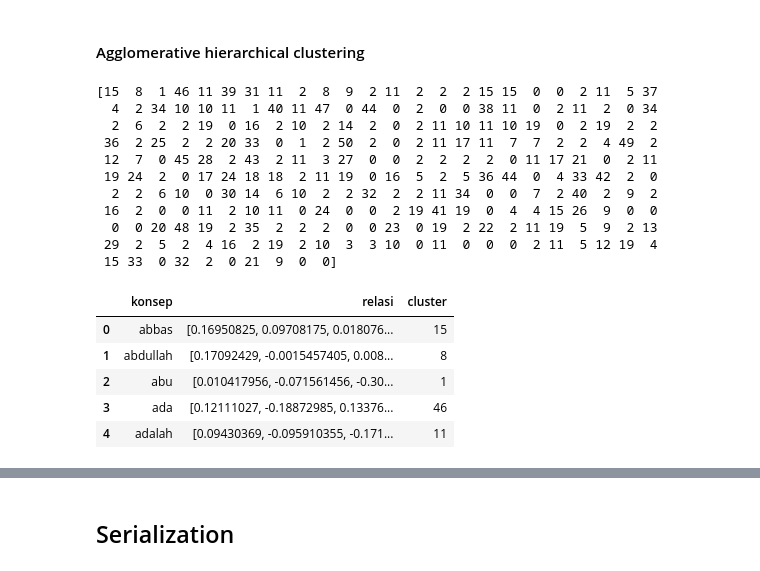
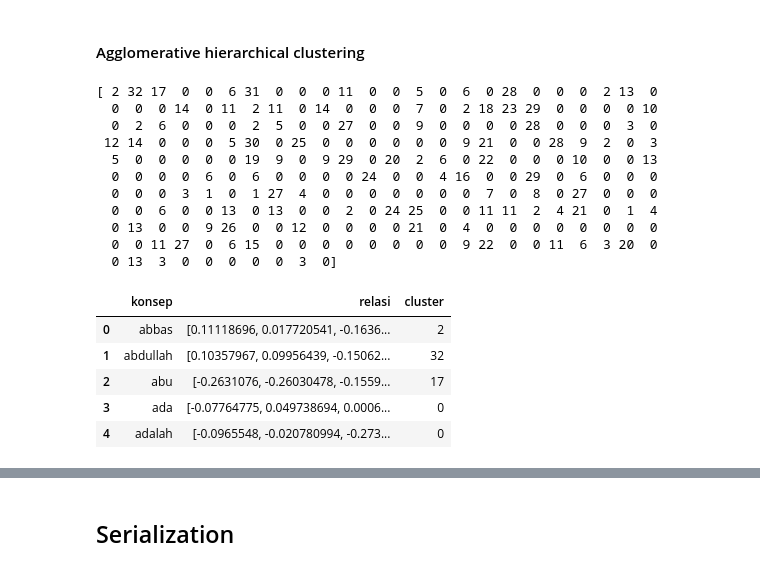
Before and after one commit to arifmuzayyan/OntologiHadis, a Jupyter notebook: src/main.ipynb, the cells around one changed output, grey strips where cells are left out. Drawn from its saved outputs; the diff is of its cells as text; code cells hidden in the pictures.

```diff
--- a/src/main.ipynb
+++ b/src/main.ipynb
@@ -114,9 +102,11 @@ df_praproses.head()
 # %%
-from nltk.tokenize import word_tokenize
+from nlp_id.lemmatizer import Lemmatizer
 
-def word_tokenize_wrapper(text):
-    return word_tokenize(text)
+lemmatizer = Lemmatizer()
 
-df_praproses['Token'] = df_praproses['Praproses'].apply(word_tokenize_wrapper)
+def lemmatize_wrapper(text):
+    return lemmatizer.lemmatize(text)
+
+df_praproses['clean'] = df_praproses['clean'].apply(lemmatize_wrapper)
 df_praproses.head()
 # %% [output]
@@ -128,0 +130,12 @@ df_praproses.head()
+# %%
+# from nlp_id.tokenizer import Tokenizer
+# tokenizer = Tokenizer()
+
+from nlp_id.tokenizer import PhraseTokenizer
+tokenizer = PhraseTokenizer()
+
+def tokenize_wrapper(text):
+    return tokenizer.tokenize(text)
+
+df_praproses['token'] = df_praproses['matan'].apply(tokenize_wrapper)
+df_praproses.head()
@@ -134,6 +158,0 @@ df_praproses.head()
-# %%
-from nltk.tag import CRFTagger
-ct = CRFTagger()
-ct.set_model_file('all_indo_man_tag_corpus_model.crf.tagger')
-df_praproses['POS tag'] = ct.tag_sents(df_praproses['Token'])
-df_praproses['POS tag'].loc[0]
@@ -167,7 +175,7 @@ df_praproses['POS tag'].loc[df_praproses['Praproses'].str.len().idxmin()]
 from sklearn.feature_extraction.text import TfidfVectorizer
 
 vectorizer = TfidfVectorizer(max_features=250)
-tfidf = vectorizer.fit_transform(df_praproses['Praproses'])
+tfidf = vectorizer.fit_transform(df_praproses['matan'])
 
 df_ontologi = pd.DataFrame(vectorizer.get_feature_names_out(), columns=['konsep'])
 
@@ -238,36 +215,36 @@ df_ontologi
 # %%
 from sklearn.cluster import AgglomerativeClustering
 import numpy as np
 
 X = np.array(df_ontologi['relasi'].to_list())
 
 clustering = AgglomerativeClustering(n_clusters=None,
                                      metric='euclidean',
                                      linkage='average',
-                                     distance_threshold=2.5
+                                     distance_threshold=2.7
                                      ).fit(X)
 
 print(clustering.labels_)
 df_ontologi['cluster'] = clustering.labels_
 df_ontologi.head()
 # %% [output]
-[15  8  1 46 11 39 31 11  2  8  9  2 11  2  2  2 15 15  0  0  2 11  5 37
-  4  2 34 10 10 11  1 40 11 47  0 44  0  2  0  0 38 11  0  2 11  2  0 34
-  2  6  2  2 19  0 16  2 10  2 14  2  0  2 11 10 11 10 19  0  2 19  2  2
- 36  2 25  2  2 20 33  0  1  2 50  2  0  2 11 17 11  7  7  2  2  4 49  2
- 12  7  0 45 28  2 43  2 11  3 27  0  0  2  2  2  2  0 11 17 21  0  2 11
- 19 24  2  0 17 24 18 18  2 11 19  0 16  5  2  5 36 44  0  4 33 42  2  0
-  2  2  6 10  0 30 14  6 10  2  2 32  2  2 11 34  0  0  7  2 40  2  9  2
- 16  2  0  0 11  2 10 11  0 24  0  0  2 19 41 19  0  4  4 15 26  9  0  0
-  0  0 20 48 19  2 35  2  2  2  0  0 23  0 19  2 22  2 11 19  5  9  2 13
- 29  2  5  2  4 16  2 19  2 10  3  3 10  0 11  0  0  0  2 11  5 12 19  4
- 15 33  0 32  2  0 21  9  0  0]
+[ 2 32 17  0  0  6 31  0  0  0 11  0  0  5  0  6  0 28  0  0  0  2 13  0
+  0  0  0 14  0 11  2 11  0 14  0  0  0  7  0  2 18 23 29  0  0  0  0 10
+  0  2  6  0  0  0  2  5  0  0 27  0  0  9  0  0  0  0 28  0  0  0  3  0
+ 12 14  0  0  0  5 30  0 25  0  0  0  0  0  0  9 21  0  0 28  9  2  0  3
+  5  0  0  0  0  0 19  9  0  9 29  0 20  2  6  0 22  0  0  0 10  0  0 13
+  0  0  0  0  6  0  6  0  0  0  0 24  0  0  4 16  0  0 29  0  6  0  0  0
+  0  0  0  3  1  0  1 27  4  0  0  0  0  0  0  0  7  0  8  0 27  0  0  0
+  0  0  6  0  0 13  0 13  0  0  2  0 24 25  0  0 11 11  2  4 21  0  1  4
+  0 13  0  0  9 26  0  0 12  0  0  0  0 21  0  4  0  0  0  0  0  0  0  0
+  0  0 11 27  0  6 15  0  0  0  0  0  0  0  0  9 22  0  0 11  6  3 20  0
+  0 13  3  0  0  0  0  0  3  0]
 |  | konsep | relasi | cluster |
-| 0 | abbas | [0.16950825, 0.09708175, 0.018076... | 15 |
-| 1 | abdullah | [0.17092429, -0.0015457405, 0.008... | 8 |
-| 2 | abu | [0.010417956, -0.071561456, -0.30... | 1 |
-| 3 | ada | [0.12111027, -0.18872985, 0.13376... | 46 |
-| 4 | adalah | [0.09430369, -0.095910355, -0.171... | 11 |
+| 0 | abbas | [0.11118696, 0.017720541, -0.1636... | 2 |
+| 1 | abdullah | [0.10357967, 0.09956439, -0.15062... | 32 |
+| 2 | abu | [-0.2631076, -0.26030478, -0.1559... | 17 |
+| 3 | ada | [-0.07764775, 0.049738694, 0.0006... | 0 |
+| 4 | adalah | [-0.0965548, -0.020780994, -0.273... | 0 |
 # %%
 ontologi = df_ontologi.groupby('cluster')
 ontologi.apply(display)
```
Also changed, not shown: parts of 22 cells of this notebook, 5 other files.
